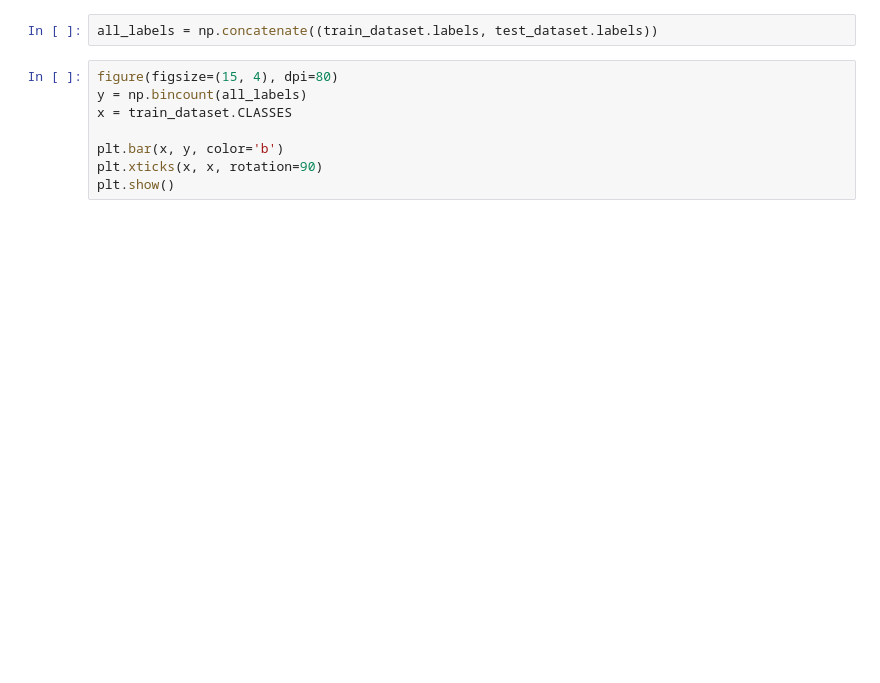
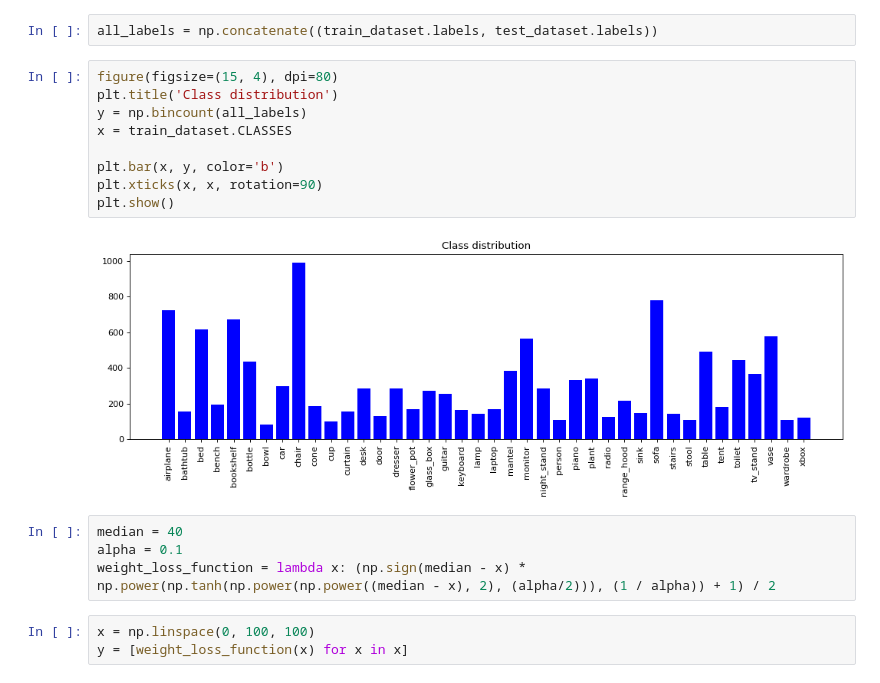
Before and after one commit to AbdullrahmanHMD/TransformersFor3dPointCLouds, a Jupyter notebook: train_notebook3.ipynb, the cells around one changed output. Cells and saved outputs as stored; diff of their text form; blank space fills up the shorter version.

```diff
--- a/train_notebook3.ipynb
+++ b/train_notebook3.ipynb
@@ -282,9 +354,19 @@ plt.show()
 all_labels = np.concatenate((train_dataset.labels, test_dataset.labels))
 # %%
 figure(figsize=(15, 4), dpi=80)
+plt.title('Class distribution')
 y = np.bincount(all_labels)
 x = train_dataset.CLASSES
 
 plt.bar(x, y, color='b')
 plt.xticks(x, x, rotation=90)
 plt.show()
+# %% [output]
+[figure, added]
+# %%
+median = 40
+alpha = 0.1
+weight_loss_function = lambda x: (np.sign(median - x) * np.power(np.tanh(np.power(np.power((median - x), 2), (alpha/2))), (1 / alpha)) + 1) / 2
+# %%
+x = np.linspace(0, 100, 100)
+y = [weight_loss_function(x) for x in x]
```
Also changed, not shown: parts of 21 cells of this notebook, 4 other files.
